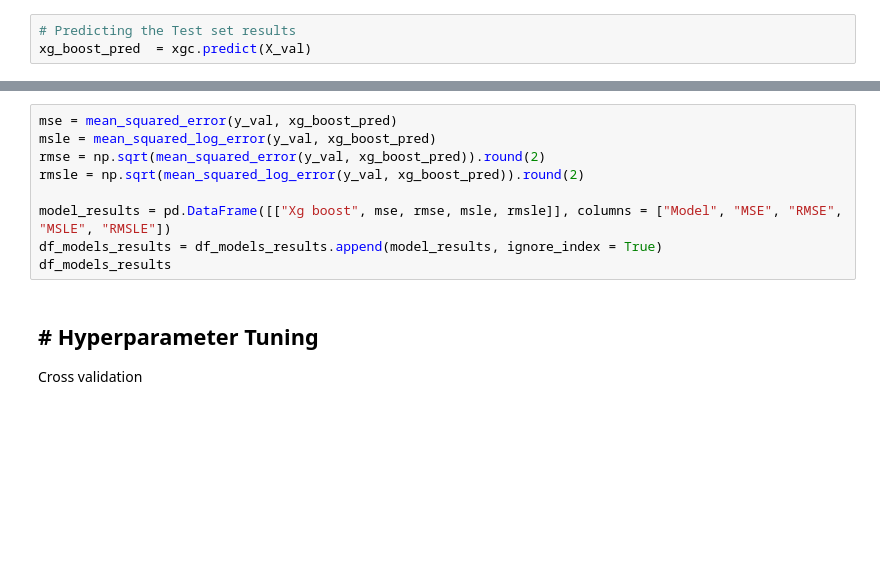
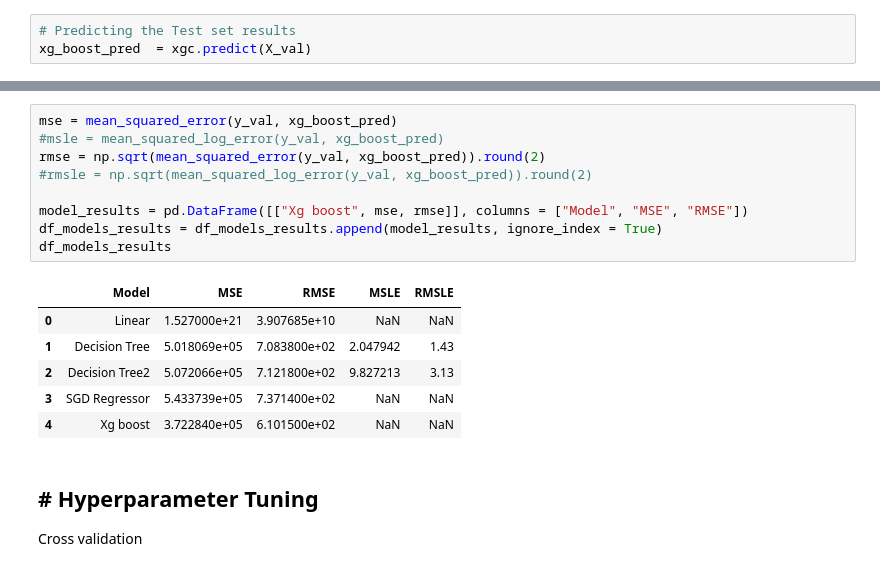
Before and after one commit to Norkplim22/Regression-Analysis, a Jupyter notebook: Time series modelling.ipynb, the cells around one changed output, grey strips where cells are left out. Saved outputs shown, nothing was run; the diff lists cells and outputs as text; blank space fills up the shorter version.

```diff
--- a/Time series modelling.ipynb
+++ b/Time series modelling.ipynb
@@ -953,12 +962,19 @@ xg_boost_pred  = xgc.predict(X_val)
 # %%
 mse = mean_squared_error(y_val, xg_boost_pred)
-msle = mean_squared_log_error(y_val, xg_boost_pred)
+#msle = mean_squared_log_error(y_val, xg_boost_pred)
 rmse = np.sqrt(mean_squared_error(y_val, xg_boost_pred)).round(2)
-rmsle = np.sqrt(mean_squared_log_error(y_val, xg_boost_pred)).round(2)
+#rmsle = np.sqrt(mean_squared_log_error(y_val, xg_boost_pred)).round(2)
 
-model_results = pd.DataFrame([["Xg boost", mse, rmse, msle, rmsle]], columns = ["Model", "MSE", "RMSE", "MSLE", "RMSLE"])
+model_results = pd.DataFrame([["Xg boost", mse, rmse]], columns = ["Model", "MSE", "RMSE"])
 df_models_results = df_models_results.append(model_results, ignore_index = True)
 df_models_results
+# %% [output]
+|  | Model | MSE | RMSE | MSLE | RMSLE |
+| 0 | Linear | 1.527000e+21 | 3.907685e+10 | NaN | NaN |
+| 1 | Decision Tree | 5.018069e+05 | 7.083800e+02 | 2.047942 | 1.43 |
+| 2 | Decision Tree2 | 5.072066e+05 | 7.121800e+02 | 9.827213 | 3.13 |
+| 3 | SGD Regressor | 5.433739e+05 | 7.371400e+02 | NaN | NaN |
+| 4 | Xg boost | 3.722840e+05 | 6.101500e+02 | NaN | NaN |
 # %% [markdown]
 ## # Hyperparameter Tuning
 
```
Also changed, not shown: parts of 1 cell of this notebook.
